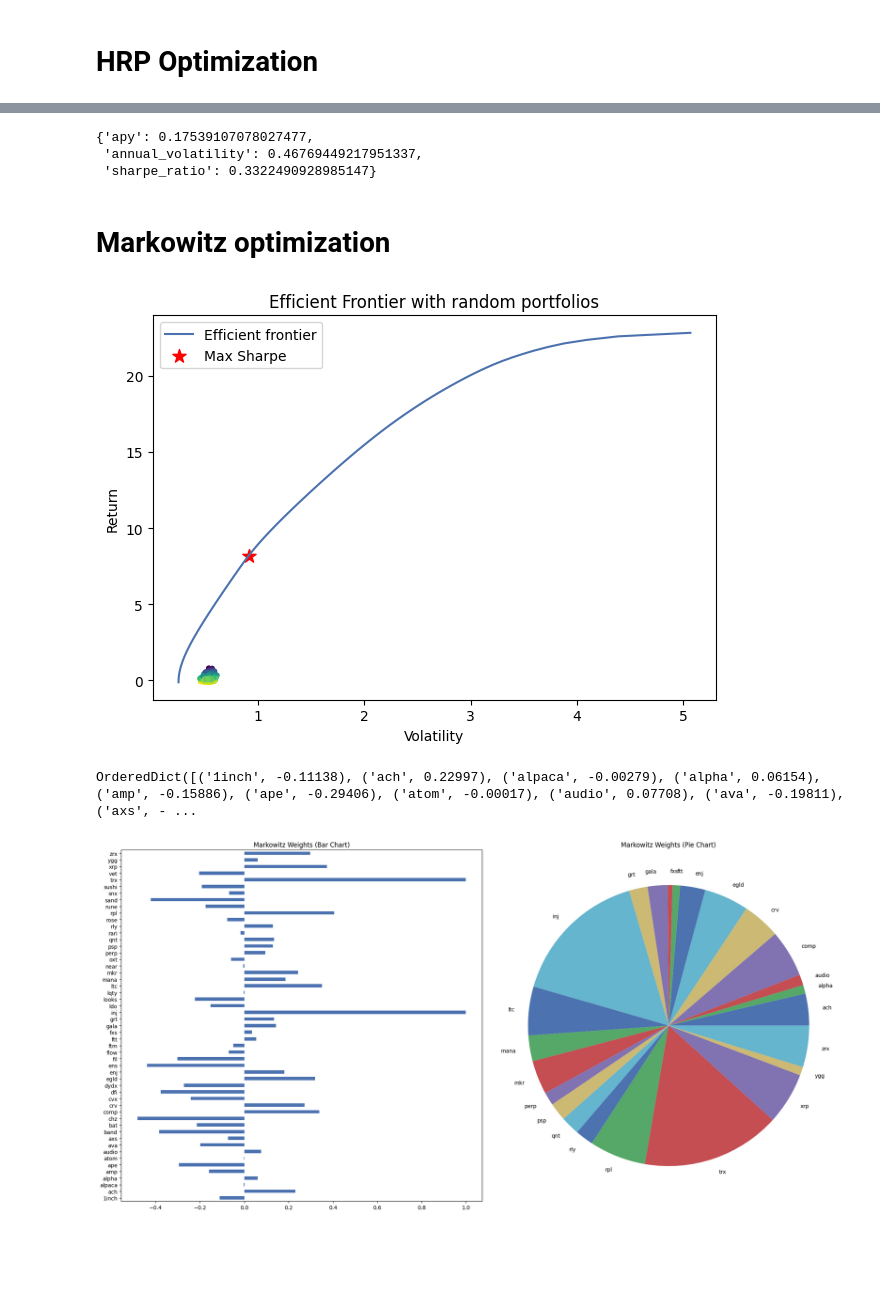
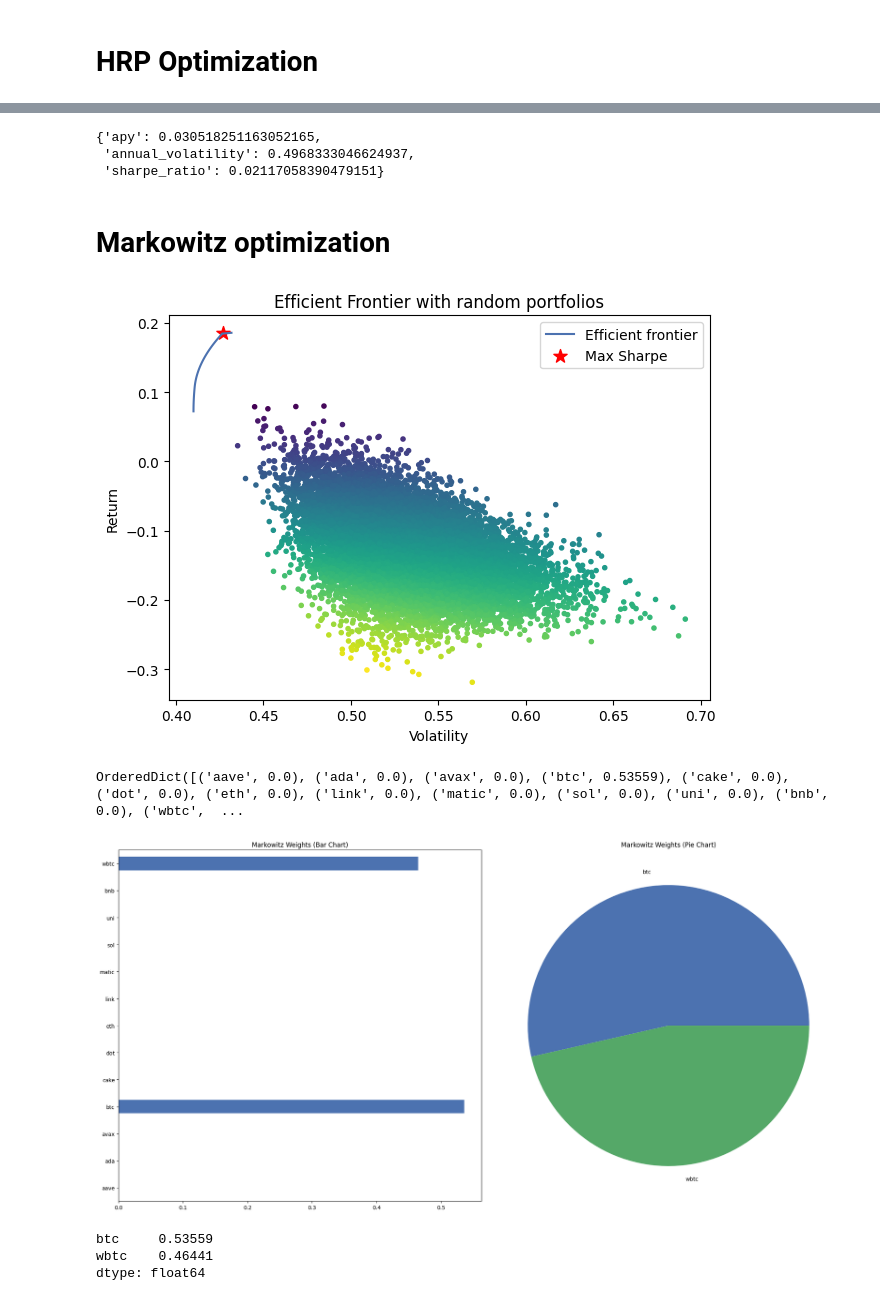
Before and after one commit to arguiot/portfolio, a Jupyter notebook: portfolio.ipynb, the cells around one changed output, grey strips where cells are left out. Saved outputs shown, nothing was run; the diff lists cells and outputs as text; code cells hidden in the pictures; blank space fills up the shorter version.

```diff
--- a/portfolio.ipynb
+++ b/portfolio.ipynb
@@ -10,7 +10,7 @@ import pypfopt
 from pypfopt import risk_models, plotting
 # %%
 asset_list = get_tickers()
-df = get_historical_prices_for_assets(asset_list['medium_risk_tickers'])
+df = get_historical_prices_for_assets(asset_list['high_risk_tickers'], time_range=timedelta(days=365))
 # Print comprehensive statistical summary
 print(df.describe())
 
@@ -19,6 +19,7 @@ df_percentage_variation = df.pct_change()
 
 # plot variation of each asset's price
 df_percentage_variation.plot()
+pd.DataFrame(df).corr()
 # %% [output]
 High risk tickers: 15
 Medium risk tickers: 60
@@ -101,37 +110,41 @@ pd.Series(hrp_weights).plot.pie(figsize=(10, 10));
 # %%
 hrp.get_metrics()
 # %% [output]
-{'apy': 0.17539107078027477,
- 'annual_volatility': 0.46769449217951337,
- 'sharpe_ratio': 0.3322490928985147}
+{'apy': 0.030518251163052165,
+ 'annual_volatility': 0.4968333046624937,
+ 'sharpe_ratio': 0.02117058390479151}
 # %% [markdown]
 # Markowitz optimization
 # %%
 from portfolio_optimization.optimization.markowitz import Markowitz
 
-markowitz = Markowitz(df)
+markowitz = Markowitz(df, weight_bounds=(0, 1))
 
 markowitz_weights = markowitz.get_weights()
 markowitz.plot_frontier()
 # %% [output]
-[figure, old version]
+[figure, new version]
 # %%
 print(markowitz_weights)
 fig, axes = plt.subplots(1, 2, figsize=(20, 10))
 
 # Bar chart on the left
 pd.Series(markowitz_weights).plot(kind='barh', ax=axes[0], title="Markowitz Weights (Bar Chart)")
 
 # Pie chart on the right without negative values
 pd_weights = pd.Series(markowitz_weights)
 positive_weights = pd_weights[pd_weights > 0]
 positive_weights.plot(kind='pie', ax=axes[1], title="Markowitz Weights (Pie Chart)")
 
 plt.tight_layout()
 plt.show()
+positive_weights
 # %% [output]
-OrderedDict([('1inch', -0.11138), ('ach', 0.22997), ('alpaca', -0.00279), ('alpha', 0.06154), ('amp', -0.15886), ('ape', -0.29406), ('atom', -0.00017), ('audio', 0.07708), ('ava', -0.19811), ('axs', - ...
+OrderedDict([('aave', 0.0), ('ada', 0.0), ('avax', 0.0), ('btc', 0.53559), ('cake', 0.0), ('dot', 0.0), ('eth', 0.0), ('link', 0.0), ('matic', 0.0), ('sol', 0.0), ('uni', 0.0), ('bnb', 0.0), ('wbtc',  ...
-[figure, old version]
+[figure, new version]
+btc     0.53559
+wbtc    0.46441
+dtype: float64
 # %%
 markowitz.get_metrics()
 # %% [output]
```
Also changed, not shown: parts of 10 cells of this notebook, 10 other files.
